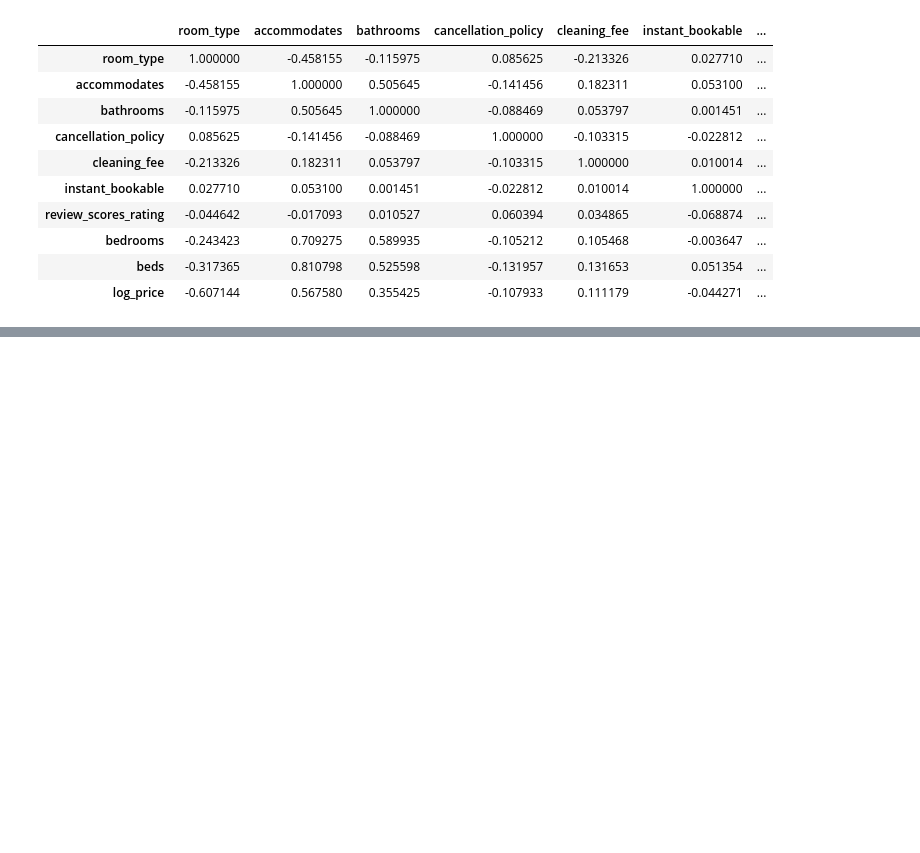
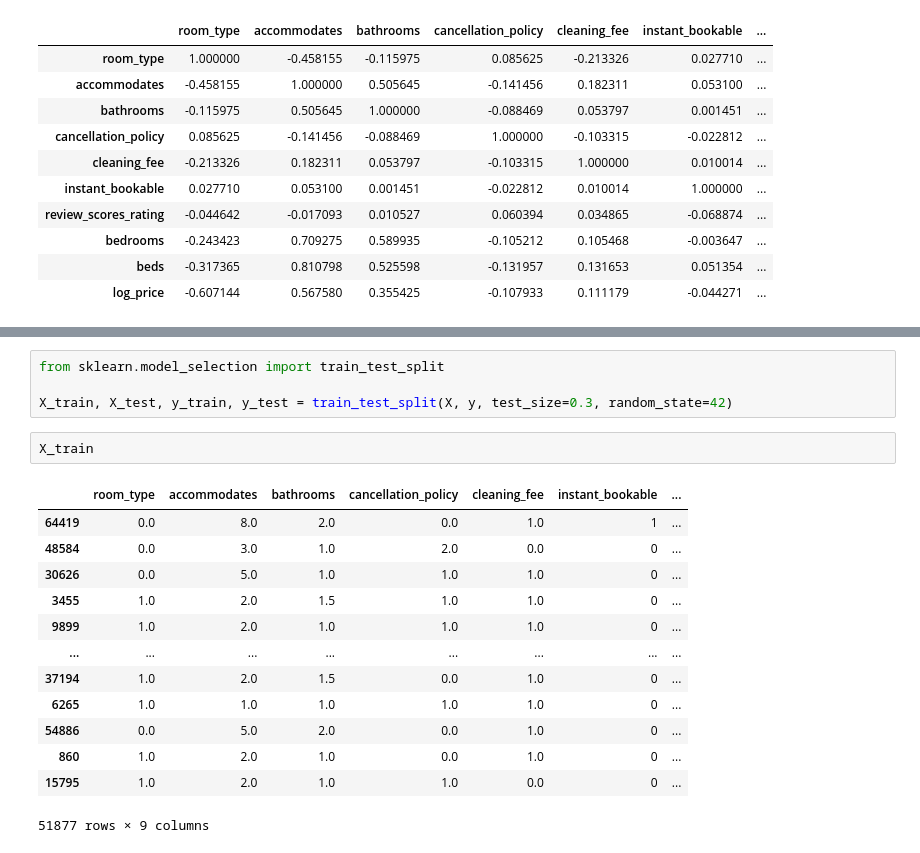
Before and after one commit to pavanbairu/Data-Science, a Jupyter notebook: Machine Learning/Supervised ML/LR/simple_LR.ipynb, the cells around one changed output, grey strips where cells are left out. Saved outputs shown, nothing was run; the diff lists cells and outputs as text; blank space fills up the shorter version.

```diff
--- a/Machine Learning/Supervised ML/LR/simple_LR.ipynb
+++ b/Machine Learning/Supervised ML/LR/simple_LR.ipynb
@@ -190,0 +356,20 @@ df.corr().style.background_gradient(cmap='Blues')
+# %%
+from sklearn.model_selection import train_test_split
+
+X_train, X_test, y_train, y_test = train_test_split(X, y, test_size=0.3, random_state=42)
+# %%
+X_train
+# %% [output]
+|  | room_type | accommodates | bathrooms | cancellation_policy | cleaning_fee | instant_bookable | ... |
+| 64419 | 0.0 | 8.0 | 2.0 | 0.0 | 1.0 | 1 | ... |
+| 48584 | 0.0 | 3.0 | 1.0 | 2.0 | 0.0 | 0 | ... |
+| 30626 | 0.0 | 5.0 | 1.0 | 1.0 | 1.0 | 0 | ... |
+| 3455 | 1.0 | 2.0 | 1.5 | 1.0 | 1.0 | 0 | ... |
+| 9899 | 1.0 | 2.0 | 1.0 | 1.0 | 1.0 | 0 | ... |
+| ... | ... | ... | ... | ... | ... | ... | ... |
+| 37194 | 1.0 | 2.0 | 1.5 | 0.0 | 1.0 | 0 | ... |
+| 6265 | 1.0 | 1.0 | 1.0 | 1.0 | 1.0 | 0 | ... |
+| 54886 | 0.0 | 5.0 | 2.0 | 0.0 | 1.0 | 0 | ... |
+| 860 | 1.0 | 2.0 | 1.0 | 0.0 | 1.0 | 0 | ... |
+| 15795 | 1.0 | 2.0 | 1.0 | 1.0 | 0.0 | 0 | ... |
+51877 rows × 9 columns
```
Also changed, not shown: parts of 21 cells of this notebook.
